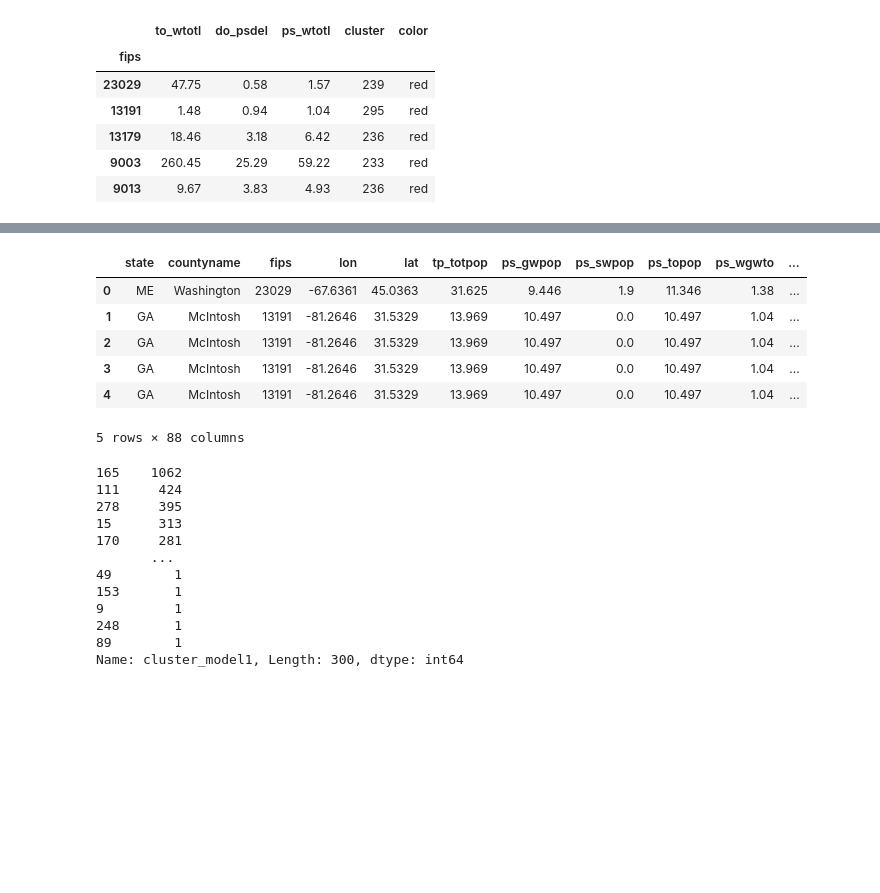
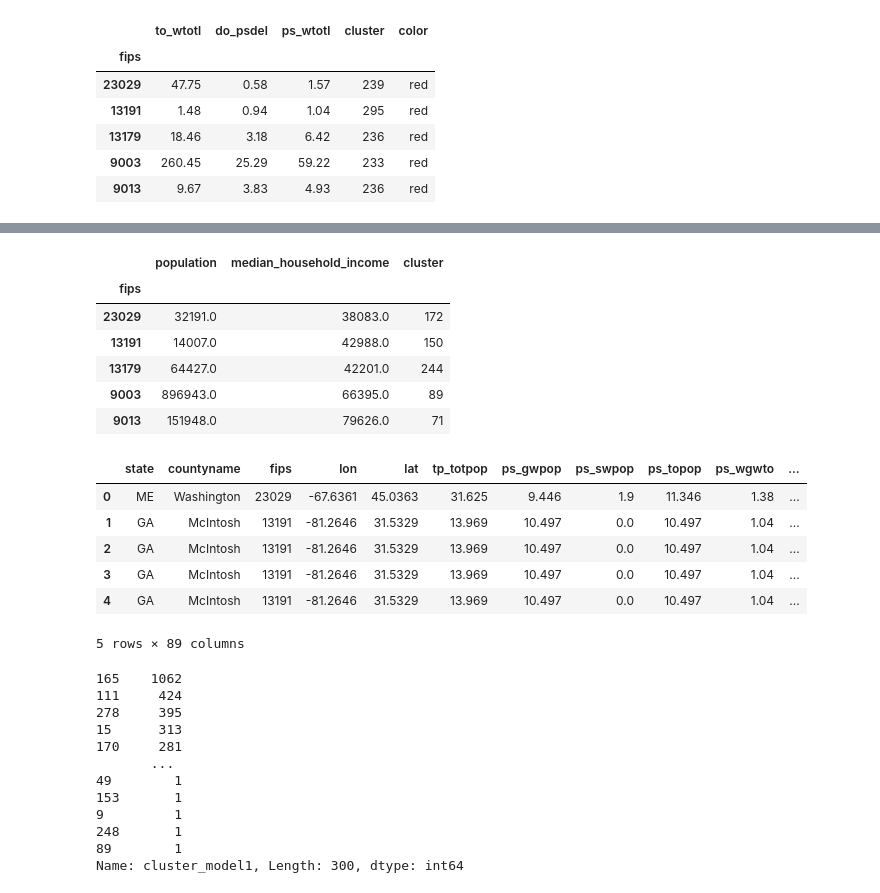
Before and after one commit to farahmalik11/project-5, a Jupyter notebook: 02_KMeans_Clusters_1.ipynb, the cells around one changed output, grey strips where cells are left out. Drawn from its saved outputs; the diff is of its cells as text; code cells hidden in the pictures; blank space fills up the shorter version.

```diff
--- a/02_KMeans_Clusters_1.ipynb
+++ b/02_KMeans_Clusters_1.ipynb
@@ -1403,25 +1403,3 @@ df5.head()
 # %%
 cluster3 = df5.drop(columns=['do_psdel']).rename(columns = {'cluster': 'cluster_model3'})
 cluster3.to_csv('../group-project/clean-data/cluster3_total_and_ps_withdrawal.csv')
-# %%
-df6 = pd.DataFrame(df, columns=['population', 'median_household_income', 'fips'])
-
-# Define X
-X = df6[['population', 'median_household_income']]
-
-# Scale data
-sc = StandardScaler()
-Z = sc.fit_transform(X)
-
-# Fit a K-means clustering model
-km6 = KMeans(n_clusters=300, n_init='auto', random_state=42)
-km6.fit(Z)
-
-# Class attributes
-km6.labels_
-
-# Predict
-km6.predict(Z)
-
-# Attach predicted cluster to original points
-df6['cluster'] = km6.labels_
@@ -1478,3 +1406,13 @@ plt.show();
+# %%
+df6.head()
+# %% [output]
+|  | population | median_household_income | cluster |
+| fips |  |  |  |
+| 23029 | 32191.0 | 38083.0 | 172 |
+| 13191 | 14007.0 | 42988.0 | 150 |
+| 13179 | 64427.0 | 42201.0 | 244 |
+| 9003 | 896943.0 | 66395.0 | 89 |
+| 9013 | 151948.0 | 79626.0 | 71 |
 # %%
 cluster4 = df6.rename(columns = {'cluster': 'cluster_model4'})
 cluster4.to_csv('../cluster4_median_income.csv')
@@ -1488,7 +1426,7 @@ comb3 = comb2.merge(cluster2.filter(items=['cluster_model2']), how = 'left', on
 comb4 = comb3.merge(cluster3.filter(items=['cluster_model3']), how = 'left', on = 'fips')
 comb5 = comb4.merge(cluster4.filter(items=['cluster_model4']), how = 'left', on = 'fips')
 # %%
-comb4.head()
+comb5.head()
 # %% [output]
 |  | state | countyname | fips | lon | lat | tp_totpop | ps_gwpop | ps_swpop | ps_topop | ps_wgwto | ... |
 | 0 | ME | Washington | 23029 | -67.6361 | 45.0363 | 31.625 | 9.446 | 1.9 | 11.346 | 1.38 | ... |
@@ -1496,7 +1434,7 @@ comb4.head()
 | 2 | GA | McIntosh | 13191 | -81.2646 | 31.5329 | 13.969 | 10.497 | 0.0 | 10.497 | 1.04 | ... |
 | 3 | GA | McIntosh | 13191 | -81.2646 | 31.5329 | 13.969 | 10.497 | 0.0 | 10.497 | 1.04 | ... |
 | 4 | GA | McIntosh | 13191 | -81.2646 | 31.5329 | 13.969 | 10.497 | 0.0 | 10.497 | 1.04 | ... |
-5 rows × 88 columns
+5 rows × 89 columns
 # %%
 comb5.cluster_model1.value_counts()
 # %% [output]
```
Also changed, not shown: parts of 4 cells of this notebook, 1 other file.
